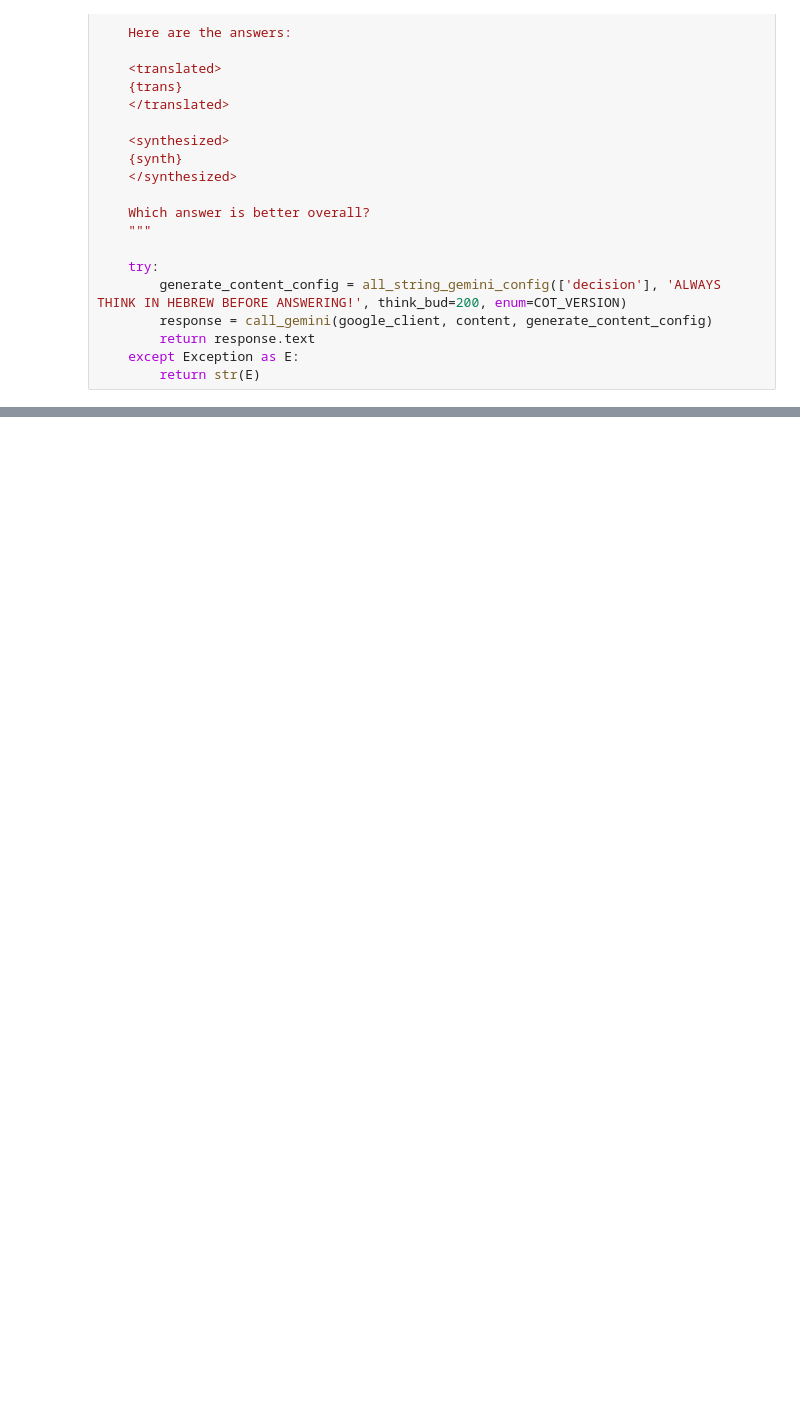
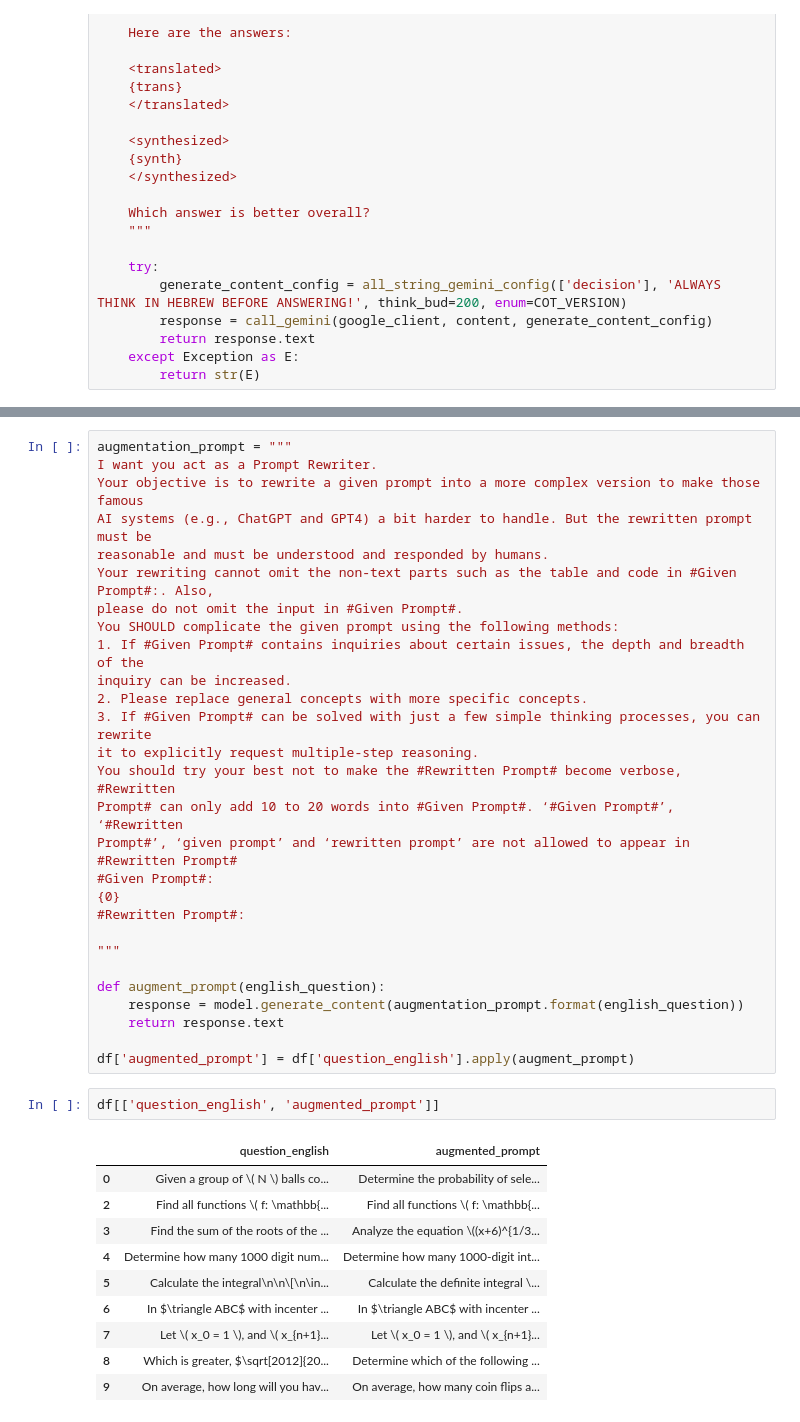
Before and after one commit to sarelWeinberger/qwen-hebrew-finetuning, a Jupyter notebook: synth/synth_fewshots.ipynb, the cells around one changed output, grey strips where cells are left out. Cells and saved outputs as stored; diff of their text form; blank space fills up the shorter version.

```diff
--- a/synth/synth_fewshots.ipynb
+++ b/synth/synth_fewshots.ipynb
@@ -449,0 +481,41 @@ df.to_csv('/Users/oribar-joseph/Downloads/cot.csv')
+# %%
+augmentation_prompt = """
+I want you act as a Prompt Rewriter.
+Your objective is to rewrite a given prompt into a more complex version to make those famous
+AI systems (e.g., ChatGPT and GPT4) a bit harder to handle. But the rewritten prompt must be
+reasonable and must be understood and responded by humans.
+Your rewriting cannot omit the non-text parts such as the table and code in #Given Prompt#:. Also,
+please do not omit the input in #Given Prompt#.
+You SHOULD complicate the given prompt using the following methods:
+1. If #Given Prompt# contains inquiries about certain issues, the depth and breadth of the
+inquiry can be increased.
+2. Please replace general concepts with more specific concepts.
+3. If #Given Prompt# can be solved with just a few simple thinking processes, you can rewrite
+it to explicitly request multiple-step reasoning.
+You should try your best not to make the #Rewritten Prompt# become verbose, #Rewritten
+Prompt# can only add 10 to 20 words into #Given Prompt#. ‘#Given Prompt#’, ‘#Rewritten
+Prompt#’, ‘given prompt’ and ‘rewritten prompt’ are not allowed to appear in #Rewritten Prompt#
+#Given Prompt#:
+{0}
+#Rewritten Prompt#:
+
+"""
+
+def augment_prompt(english_question):
+    response = model.generate_content(augmentation_prompt.format(english_question))
+    return response.text
+
+df['augmented_prompt'] = df['question_english'].apply(augment_prompt)
+# %%
+df[['question_english', 'augmented_prompt']]
+# %% [output]
+|  | question_english | augmented_prompt |
+| 0 | Given a group of \( N \) balls co... | Determine the probability of sele... |
+| 2 | Find all functions \( f: \mathbb{... | Find all functions \( f: \mathbb{... |
+| 3 | Find the sum of the roots of the ... | Analyze the equation \((x+6)^{1/3... |
+| 4 | Determine how many 1000 digit num... | Determine how many 1000-digit int... |
+| 5 | Calculate the integral\n\n\[\n\in... | Calculate the definite integral \... |
+| 6 | In $\triangle ABC$ with incenter ... | In $\triangle ABC$ with incenter ... |
+| 7 | Let \( x_0 = 1 \), and \( x_{n+1}... | Let \( x_0 = 1 \), and \( x_{n+1}... |
+| 8 | Which is greater, $\sqrt[2012]{20... | Determine which of the following ... |
+| 9 | On average, how long will you hav... | On average, how many coin flips a... |
```
Also changed, not shown: parts of 5 cells of this notebook.
